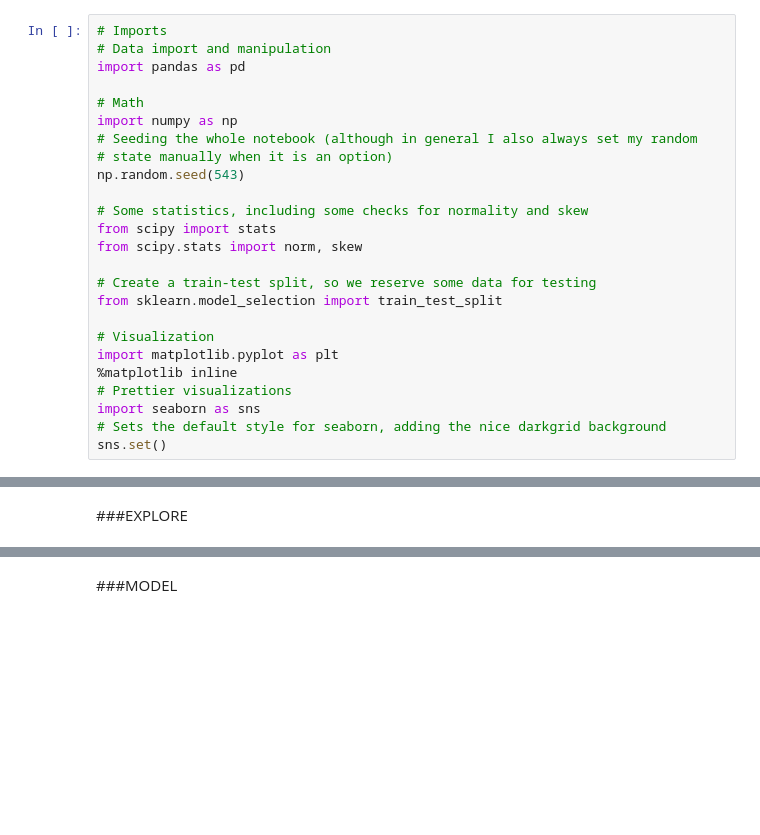
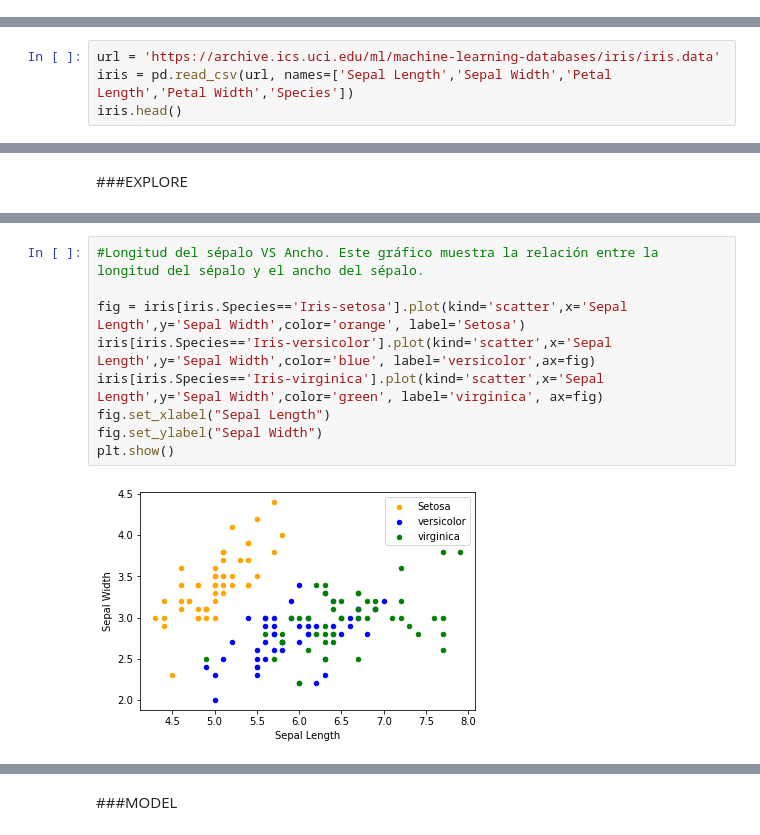
Before and after one commit to castudil/Machine-Learning, a Jupyter notebook: Proyecto Final ML/ Entrega 04 - Model/ Entrega_04_Model_Iris.ipynb, the cells around one changed output, grey strips where cells are left out. Drawn from its saved outputs; the diff is of its cells as text; blank space fills up the shorter version.

```diff
--- a/Proyecto Final ML/ Entrega 04 - Model/ Entrega_04_Model_Iris.ipynb
+++ b/Proyecto Final ML/ Entrega 04 - Model/ Entrega_04_Model_Iris.ipynb
@@ -2,28 +2,3 @@
 <a href="https://colab.research.google.com/github/castudil/Machine-Learning/blob/main/Proyecto%20Final%20ML/%20Entrega%2004%20-%20Model/%20Entrega_04_Model_Iris.ipynb" target="_parent"><img src="https://colab.research.google.com/assets/colab-badge.svg" alt="Open In Colab"/></a>
 # %% [markdown]
 ###OBTAIN
-# %%
-# Imports
-# Data import and manipulation
-import pandas as pd
-
-# Math
-import numpy as np
-# Seeding the whole notebook (although in general I also always set my random
-# state manually when it is an option)
-np.random.seed(543)
-
-# Some statistics, including some checks for normality and skew
-from scipy import stats
-from scipy.stats import norm, skew
-
-# Create a train-test split, so we reserve some data for testing
-from sklearn.model_selection import train_test_split
-
-# Visualization
-import matplotlib.pyplot as plt
-%matplotlib inline
-# Prettier visualizations
-import seaborn as sns
-# Sets the default style for seaborn, adding the nice darkgrid background
-sns.set()
@@ -48,0 +16,4 @@ df.head()
+# %%
+url = 'https://archive.ics.uci.edu/ml/machine-learning-databases/iris/iris.data'
+iris = pd.read_csv(url, names=['Sepal Length','Sepal Width','Petal Length','Petal Width','Species'])
+iris.head()
@@ -260,0 +79,11 @@ plt.show()
+# %%
+#Longitud del sépalo VS Ancho. Este gráfico muestra la relación entre la longitud del sépalo y el ancho del sépalo.
+
+fig = iris[iris.Species=='Iris-setosa'].plot(kind='scatter',x='Sepal Length',y='Sepal Width',color='orange', label='Setosa')
+iris[iris.Species=='Iris-versicolor'].plot(kind='scatter',x='Sepal Length',y='Sepal Width',color='blue', label='versicolor',ax=fig)
+iris[iris.Species=='Iris-virginica'].plot(kind='scatter',x='Sepal Length',y='Sepal Width',color='green', label='virginica', ax=fig)
+fig.set_xlabel("Sepal Length")
+fig.set_ylabel("Sepal Width")
+plt.show()
+# %% [output]
+[figure, added]
```
Also changed, not shown: parts of 86 cells of this notebook.
